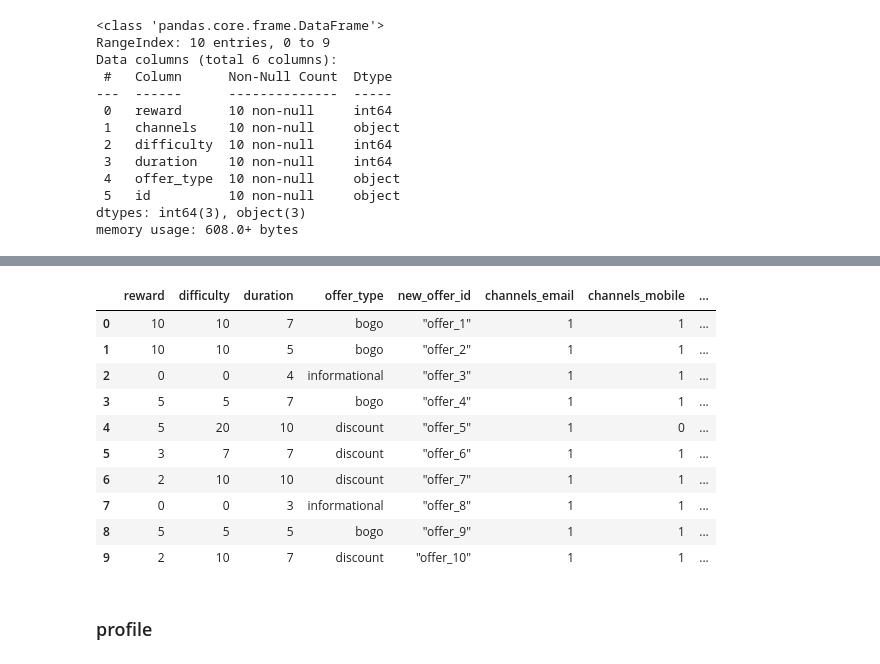
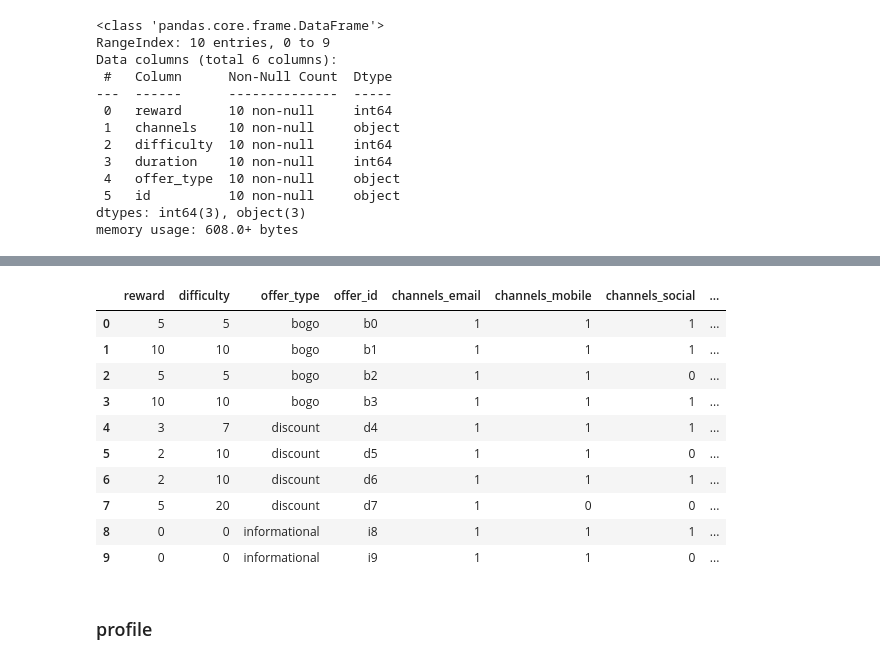
Before and after one commit to anqi-guo/udacity-MLND, a Jupyter notebook: project3_customer_segmentation/Starbucks_Capstone_notebook.ipynb, the cells around one changed output, grey strips where cells are left out. Drawn from its saved outputs; the diff is of its cells as text; code cells hidden in the pictures.

```diff
--- a/project3_customer_segmentation/Starbucks_Capstone_notebook.ipynb
+++ b/project3_customer_segmentation/Starbucks_Capstone_notebook.ipynb
@@ -52,4 +50,5 @@ this dataframe consists of information about rewards, and luckily no unknown val
 # %%
-portfolio.sort_values(by=['offer_type','difficulty','duration'])
+portfolio.sort_values(by=['offer_type','duration','difficulty'], ignore_index=True, inplace=True)
+portfolio
 # %% [output]
 |  | reward | channels | difficulty | duration | offer_type | id |
@@ -71,36 +65,32 @@ this reward program provides 3 different offer types, bogo, discount, and inform
 # %%
-# rename id as offer_id
-portfolio.rename(columns={'id':'offer_id'}, inplace=True)
-
 # simplify offer_id
-new_offer_ids = ['"offer_%s"'%str(s) for s in np.arange(1,11,1)]
-portfolio['new_offer_id'] = new_offer_ids
-
-offer_id_dict = dict(zip(portfolio.offer_id,portfolio.new_offer_id))
-del portfolio['offer_id']
+portfolio['offer_id'] = portfolio['offer_type'].str.get(0)+portfolio.index.astype(str)
+offer_id_dict = dict(zip(portfolio.id,portfolio.offer_id))
+del portfolio['id']
 
 # split channels column
 portfolio_explode = portfolio.explode('channels')
 portfolio_channels = pd.get_dummies(portfolio_explode.channels, prefix='channels')
 grouped_channels = portfolio_channels.groupby(portfolio_channels.index)[portfolio_channels.columns].sum()
 portfolio = portfolio.join(grouped_channels, how='left').drop('channels', axis=1)
 
 # change measurement of duration from day to hour
 portfolio['duration_h'] = portfolio['duration'] * 24
+del portfolio['duration']
 
 portfolio
 # %% [output]
-|  | reward | difficulty | duration | offer_type | new_offer_id | channels_email | channels_mobile | ... |
-| 0 | 10 | 10 | 7 | bogo | "offer_1" | 1 | 1 | ... |
-| 1 | 10 | 10 | 5 | bogo | "offer_2" | 1 | 1 | ... |
-| 2 | 0 | 0 | 4 | informational | "offer_3" | 1 | 1 | ... |
-| 3 | 5 | 5 | 7 | bogo | "offer_4" | 1 | 1 | ... |
-| 4 | 5 | 20 | 10 | discount | "offer_5" | 1 | 0 | ... |
-| 5 | 3 | 7 | 7 | discount | "offer_6" | 1 | 1 | ... |
-| 6 | 2 | 10 | 10 | discount | "offer_7" | 1 | 1 | ... |
-| 7 | 0 | 0 | 3 | informational | "offer_8" | 1 | 1 | ... |
-| 8 | 5 | 5 | 5 | bogo | "offer_9" | 1 | 1 | ... |
-| 9 | 2 | 10 | 7 | discount | "offer_10" | 1 | 1 | ... |
+|  | reward | difficulty | offer_type | offer_id | channels_email | channels_mobile | channels_social | ... |
+| 0 | 5 | 5 | bogo | b0 | 1 | 1 | 1 | ... |
+| 1 | 10 | 10 | bogo | b1 | 1 | 1 | 1 | ... |
+| 2 | 5 | 5 | bogo | b2 | 1 | 1 | 0 | ... |
+| 3 | 10 | 10 | bogo | b3 | 1 | 1 | 1 | ... |
+| 4 | 3 | 7 | discount | d4 | 1 | 1 | 1 | ... |
+| 5 | 2 | 10 | discount | d5 | 1 | 1 | 0 | ... |
+| 6 | 2 | 10 | discount | d6 | 1 | 1 | 1 | ... |
+| 7 | 5 | 20 | discount | d7 | 1 | 0 | 0 | ... |
+| 8 | 0 | 0 | informational | i8 | 1 | 1 | 1 | ... |
+| 9 | 0 | 0 | informational | i9 | 1 | 1 | 0 | ... |
 # %% [markdown]
 ### profile
 # %%
```
Also changed, not shown: parts of 186 cells of this notebook, 25 other files.
